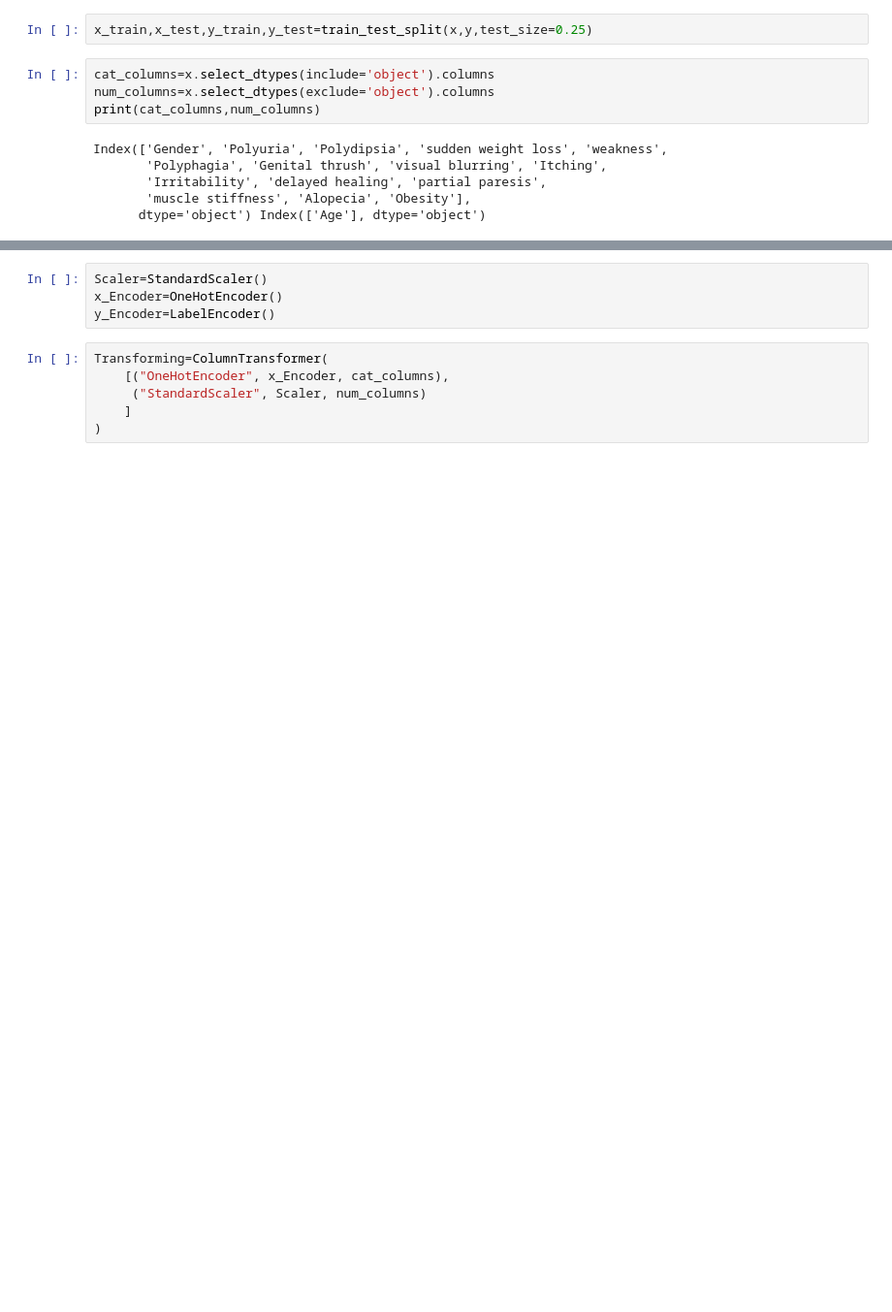
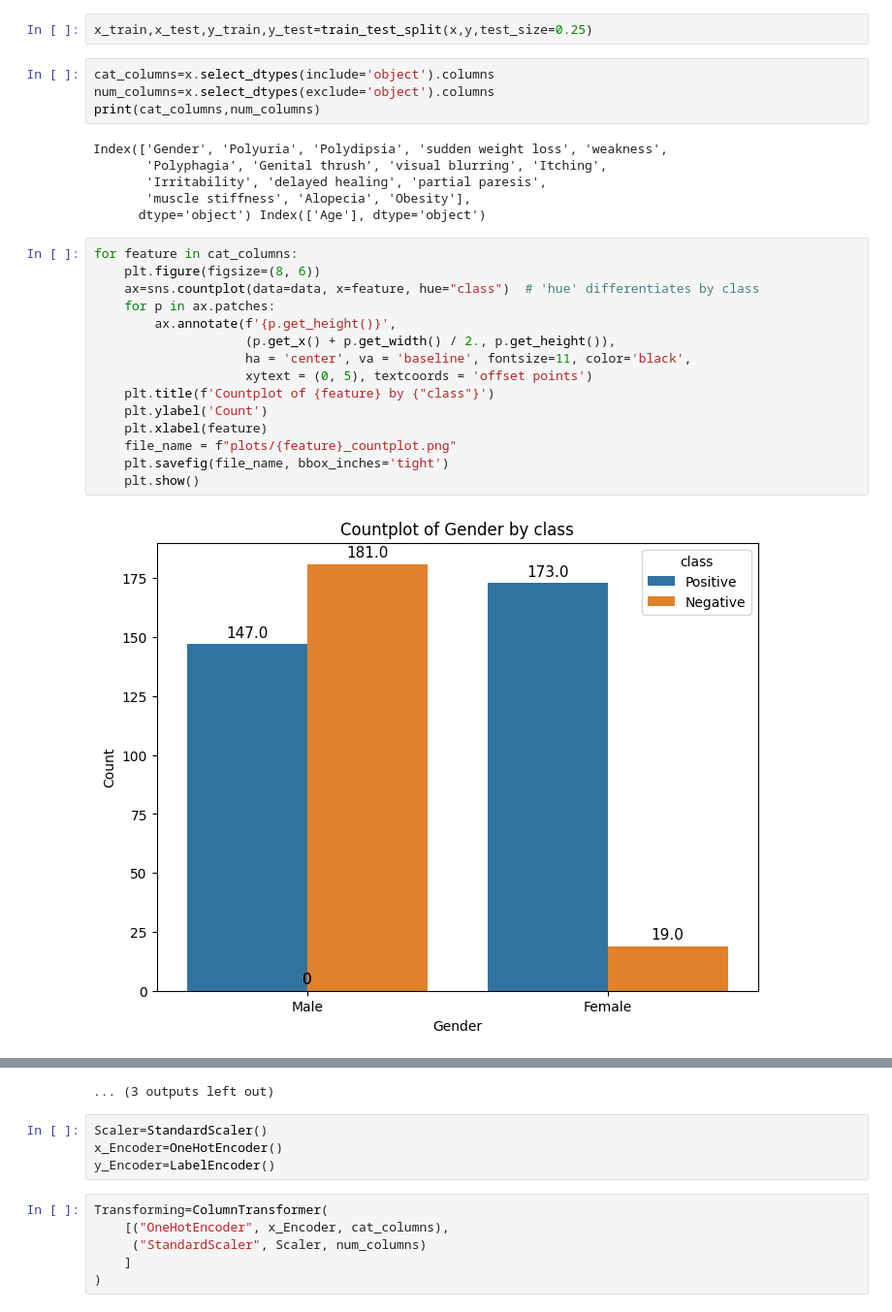
Before and after one commit to sathwikmethari/Diabetes-risk-pred, a Jupyter notebook: test.ipynb, the cells around one changed output, grey strips where cells are left out. Shown at 97% size. Drawn from its saved outputs; the diff is of its cells as text; blank space fills up the shorter version.

Commit message:
added graphs

```diff
--- a/test.ipynb
+++ b/test.ipynb
@@ -54,3 +61,20 @@ Index(['Gender', 'Polyuria', 'Polydipsia', 'sudden weight loss', 'weakness',
        'Irritability', 'delayed healing', 'partial paresis',
        'muscle stiffness', 'Alopecia', 'Obesity'],
       dtype='object') Index(['Age'], dtype='object')
+# %%
+for feature in cat_columns:
+    plt.figure(figsize=(8, 6))
+    ax=sns.countplot(data=data, x=feature, hue="class")  # 'hue' differentiates by class
+    for p in ax.patches:
+        ax.annotate(f'{p.get_height()}',
+                    (p.get_x() + p.get_width() / 2., p.get_height()),
+                    ha = 'center', va = 'baseline', fontsize=11, color='black',
+                    xytext = (0, 5), textcoords = 'offset points')
+    plt.title(f'Countplot of {feature} by {"class"}')
+    plt.ylabel('Count')
+    plt.xlabel(feature)
+    file_name = f"plots/{feature}_countplot.png"
+    plt.savefig(file_name, bbox_inches='tight')
+    plt.show()
+# %% [output]
+[figure, added]
@@ -57,3 +92,4 @@ Index(['Gender', 'Polyuria', 'Polydipsia', 'sudden weight loss', 'weakness',
+... (3 outputs left out)
 # %%
 Scaler=StandardScaler()
 x_Encoder=OneHotEncoder()
```
Also changed, not shown: parts of 5 cells of this notebook, 19 other files.
